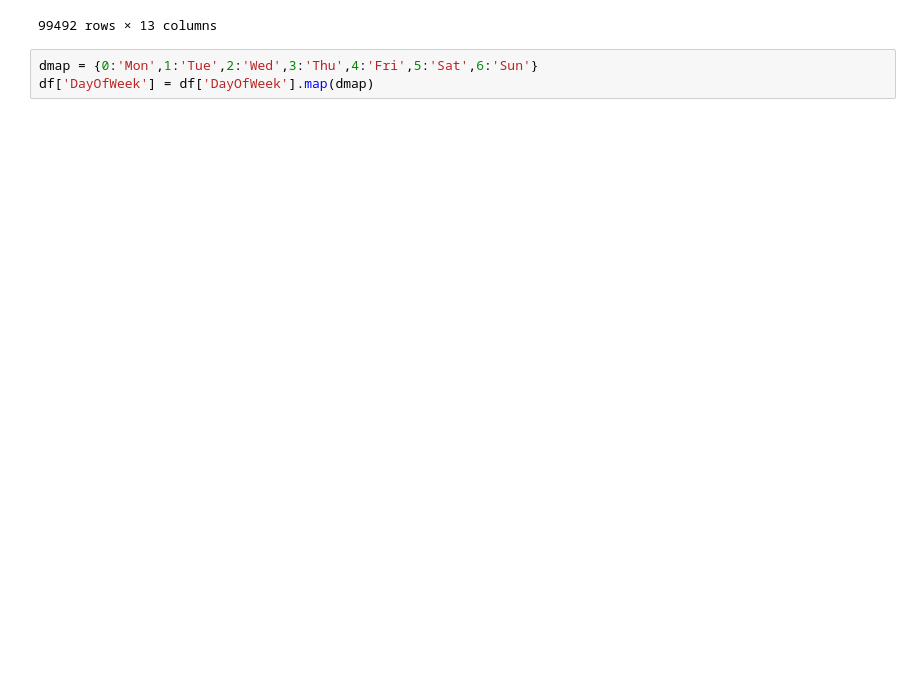
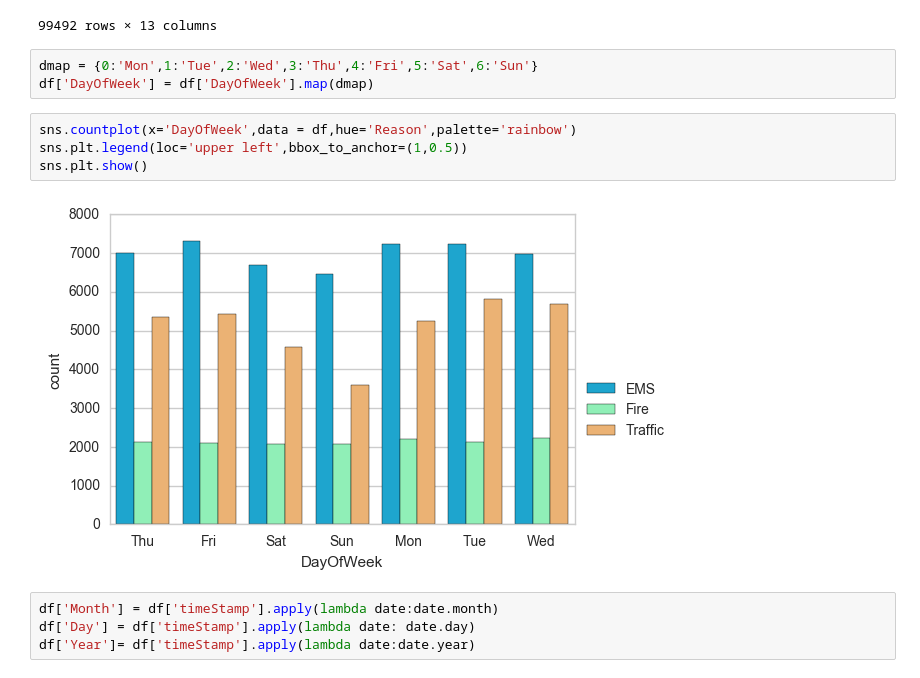
Before and after one commit to amchy/911_Calls_Data_Analysis, a Jupyter notebook: 911_Calls_Project.ipynb, the cells around one changed output. Saved outputs shown, nothing was run; the diff lists cells and outputs as text; blank space fills up the shorter version.

Commit message:
Added LM plot and Monthly data

```diff
--- a/911_Calls_Project.ipynb
+++ b/911_Calls_Project.ipynb
@@ -112,3 +112,13 @@ df
 # %%
 dmap = {0:'Mon',1:'Tue',2:'Wed',3:'Thu',4:'Fri',5:'Sat',6:'Sun'}
 df['DayOfWeek'] = df['DayOfWeek'].map(dmap)
+# %%
+sns.countplot(x='DayOfWeek',data = df,hue='Reason',palette='rainbow')
+sns.plt.legend(loc='upper left',bbox_to_anchor=(1,0.5))
+sns.plt.show()
+# %% [output]
+[figure, added]
+# %%
+df['Month'] = df['timeStamp'].apply(lambda date:date.month)
+df['Day'] = df['timeStamp'].apply(lambda date: date.day)
+df['Year']= df['timeStamp'].apply(lambda date:date.year)
```
Also changed, not shown: parts of 5 cells of this notebook.
